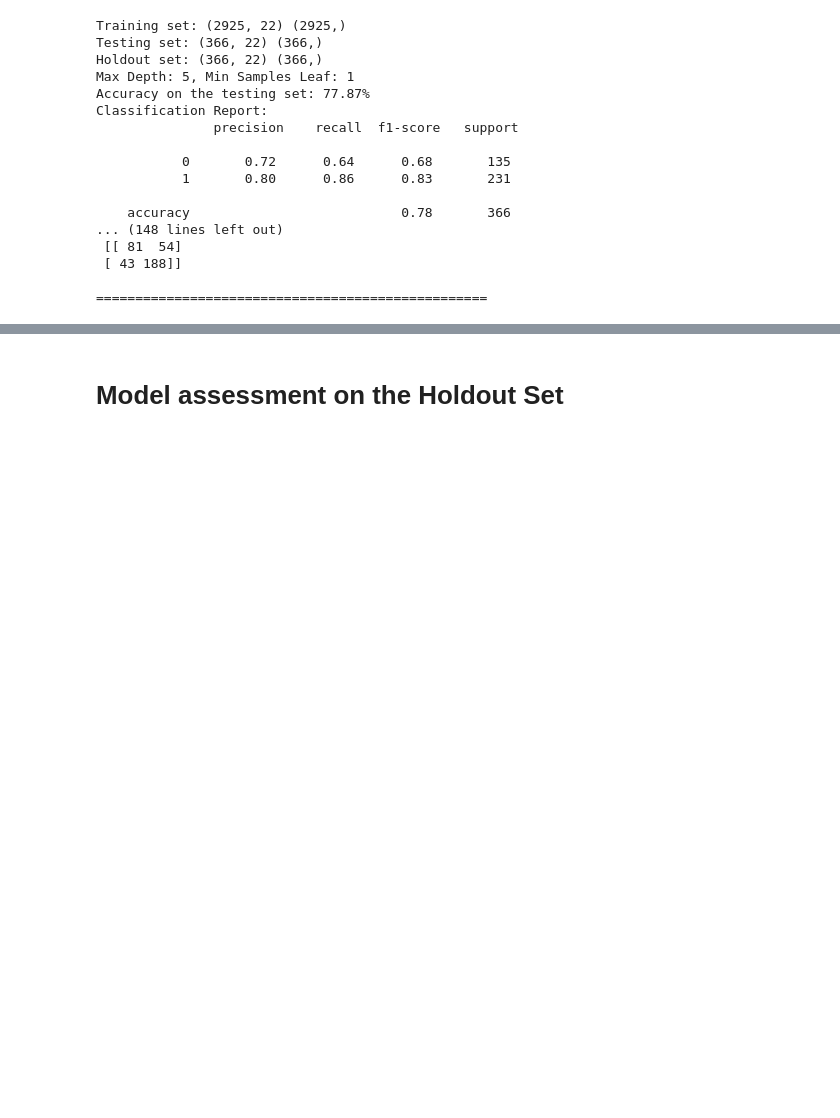
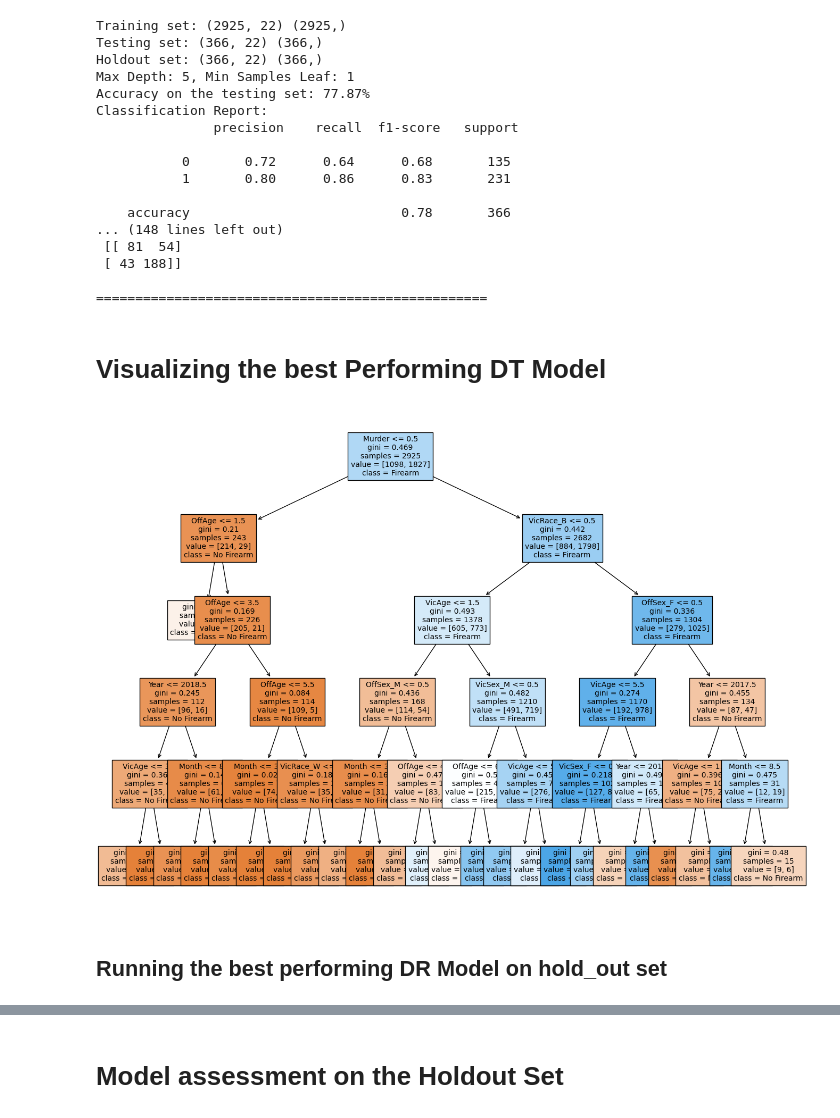
Before and after one commit to serebris/LIS706_Wisconsin-Homicide, a Jupyter notebook: LIS706_Modeling.ipynb, the cells around one changed output, grey strips where cells are left out. Drawn from its saved outputs; the diff is of its cells as text; code cells hidden in the pictures; blank space fills up the shorter version.

```diff
--- a/LIS706_Modeling.ipynb
+++ b/LIS706_Modeling.ipynb
@@ -363,3 +401,25 @@ Classification Report:
  [ 43 188]]
 
 ==================================================
+# %% [markdown]
+# Visualizing the best Performing DT Model
+# %%
+# Initialize the Decision Tree classifier
+decision_tree_classifier2 = DecisionTreeClassifier(max_depth=5, min_samples_leaf=10, random_state=42)
+
+# Fit the classifier to the training data
+decision_tree_classifier2.fit(training_set[0], training_set[1])
+
+# Predict on the testing data
+y_predTweaked = decision_tree_classifier2.predict(testing_set[0])
+# %%
+from sklearn.tree import plot_tree
+import matplotlib.pyplot as plt
+
+plt.figure(figsize=(16, 12))
+plot_tree(decision_tree_classifier2, filled=True, feature_names=training_set[0].columns, class_names=['No Firearm', 'Firearm'], fontsize=10)
+plt.show()
+# %% [output]
+[figure, added]
+# %% [markdown]
+## Running the best performing DR Model on hold_out set
```
Also changed, not shown: parts of 14 cells of this notebook.
